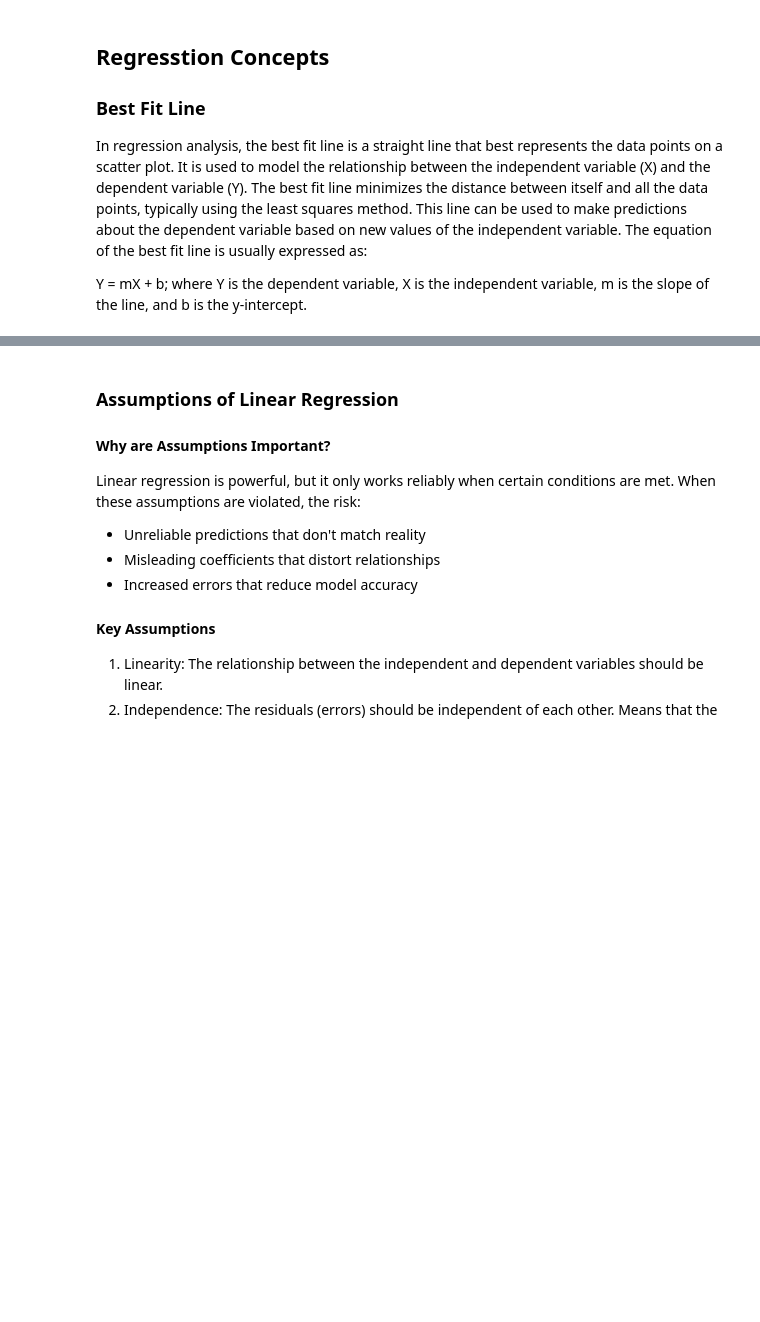
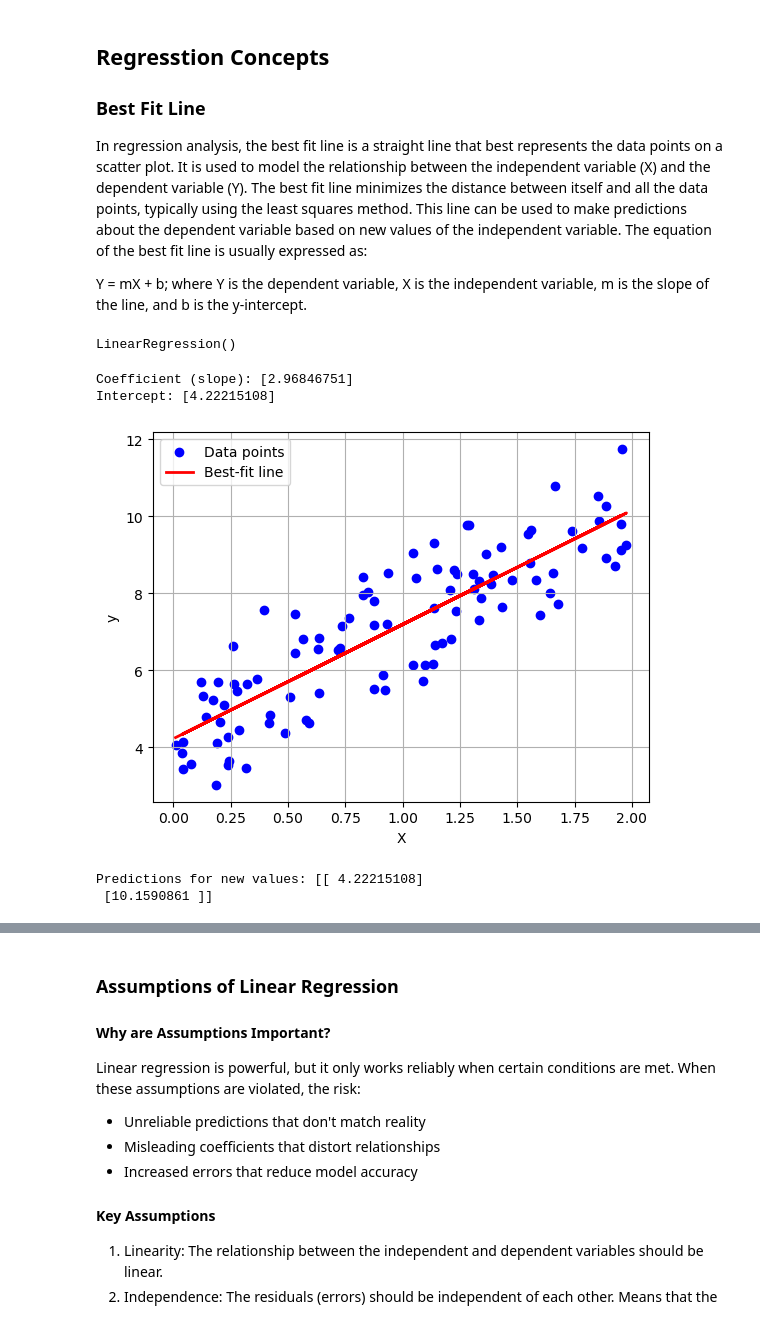
Before and after one commit to himadree-chaudhury/AI-ML-Foundation, a Jupyter notebook: Getting Started with ML/module_10.ipynb, the cells around one changed output, grey strips where cells are left out. Drawn from its saved outputs; the diff is of its cells as text; code cells hidden in the pictures; blank space fills up the shorter version.

Commit message:
refract: add decision tree & code for Regression

```diff
--- a/Getting Started with ML/module_10.ipynb
+++ b/Getting Started with ML/module_10.ipynb
@@ -10,4 +9,45 @@ In regression analysis, the best fit line is a straight line that best represent
 Y = mX + b;
 where Y is the dependent variable, X is the independent variable, m is the slope of the line, and b is the y-intercept.
 # %%
-#Example
+import numpy as np
+import matplotlib.pyplot as plt
+from sklearn.linear_model import LinearRegression
+
+# Generate synthetic data
+np.random.seed(0)        # use seed to reproduce results, that means same random numbers in every run
+X = 2 * np.random.rand(100, 1)
+y = 4 + 3 * X + np.random.randn(100, 1)
+
+# Create and fit the model
+model = LinearRegression()
+model.fit(X, y)
+# %% [output]
+LinearRegression()
+# %%
+print("Coefficient (slope):", model.coef_[0])
+print("Intercept:", model.intercept_)
+
+# This gives us the slope (m) and intercept (b) of the best-fit line
+# %% [output]
+Coefficient (slope): [2.96846751]
+Intercept: [4.22215108]
+# %%
+# Visualize and plot the best-fit line
+
+plt.scatter(X, y, color='blue', label='Data points')        # scatter plot of the data points
+plt.plot(X, model.predict(X), color='red', linewidth=2, label='Best-fit line')          # plot the regression line(best-fit line)
+plt.xlabel('X')
+plt.ylabel('y')
+plt.legend()
+plt.grid(True)
+plt.show()
+# %% [output]
+[figure, added]
+# %%
+# Predicting new values
+X_new = np.array([[0], [2]])
+y_predict = model.predict(X_new)        # It basically puts the new X values in the line equation to get corresponding y values
+print("Predictions for new values:", y_predict)
+# %% [output]
+Predictions for new values: [[ 4.22215108]
+ [10.1590861 ]]
```
Also changed, not shown: parts of 13 cells of this notebook, 8 other files.
